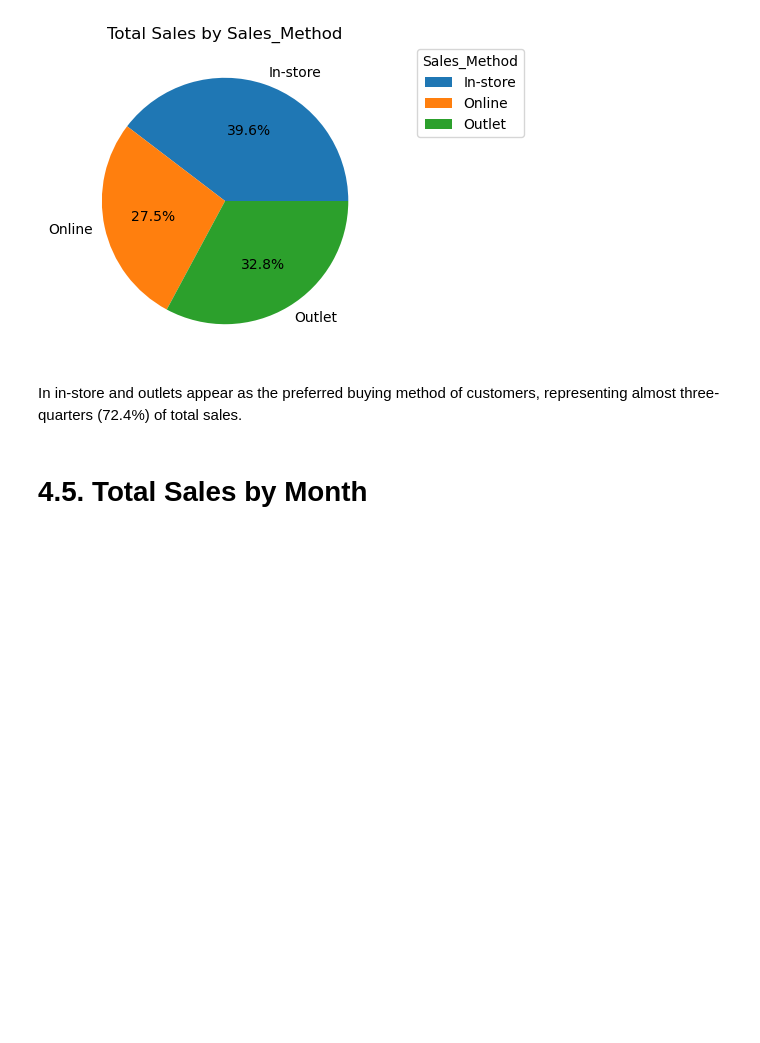
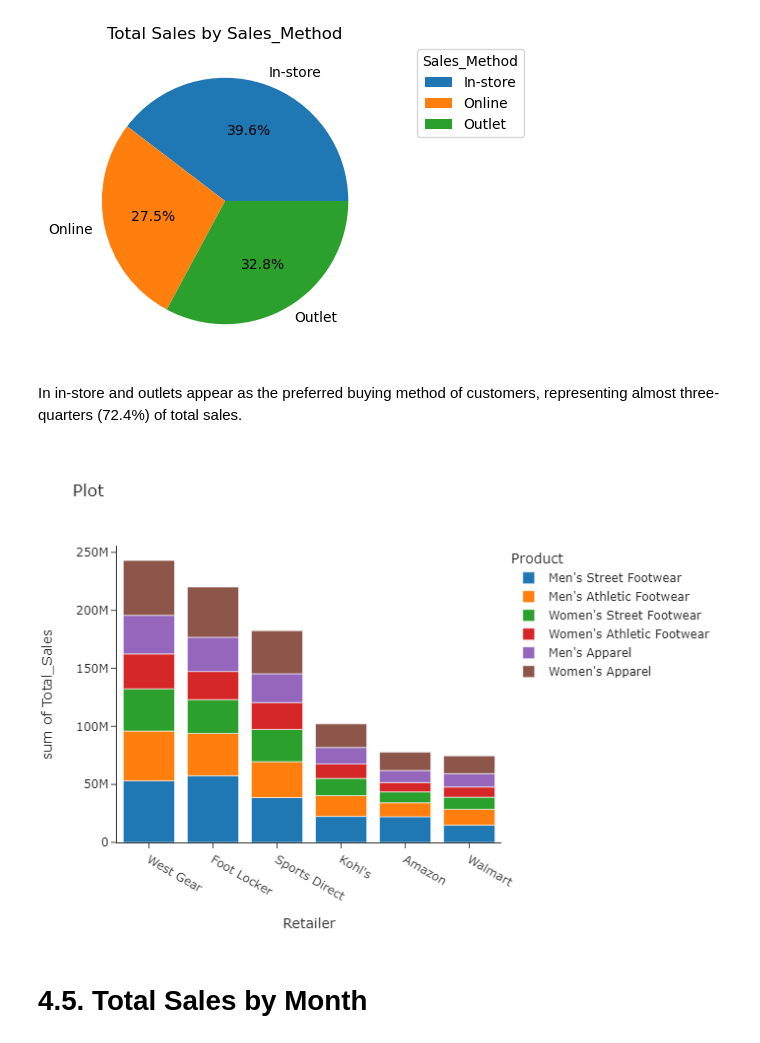
Before and after one commit to dmulysses/datavis-adidas-us-sales-analysis, a Jupyter notebook: adidas-us-sales-analysis.ipynb, the cells around one changed output. Saved outputs shown, nothing was run; the diff lists cells and outputs as text; code cells hidden in the pictures; blank space fills up the shorter version.

```diff
--- a/adidas-us-sales-analysis.ipynb
+++ b/adidas-us-sales-analysis.ipynb
@@ -255,6 +255,12 @@ pieplot(data, 'Sales_Method')
 [figure]
 # %% [markdown]
 In in-store and outlets appear as the preferred buying method of customers, representing almost three-quarters (72.4%) of total sales.
+# %%
+fig = px.histogram(data, x="Retailer", y="Total_Sales", color='Product', title="Plot")
+fig.update_layout(xaxis={'categoryorder':'total descending'})
+fig.show('png')
+# %% [output]
+[figure, added]
 # %% [markdown]
 # 4.5. Total Sales by Month
 # %%
```
